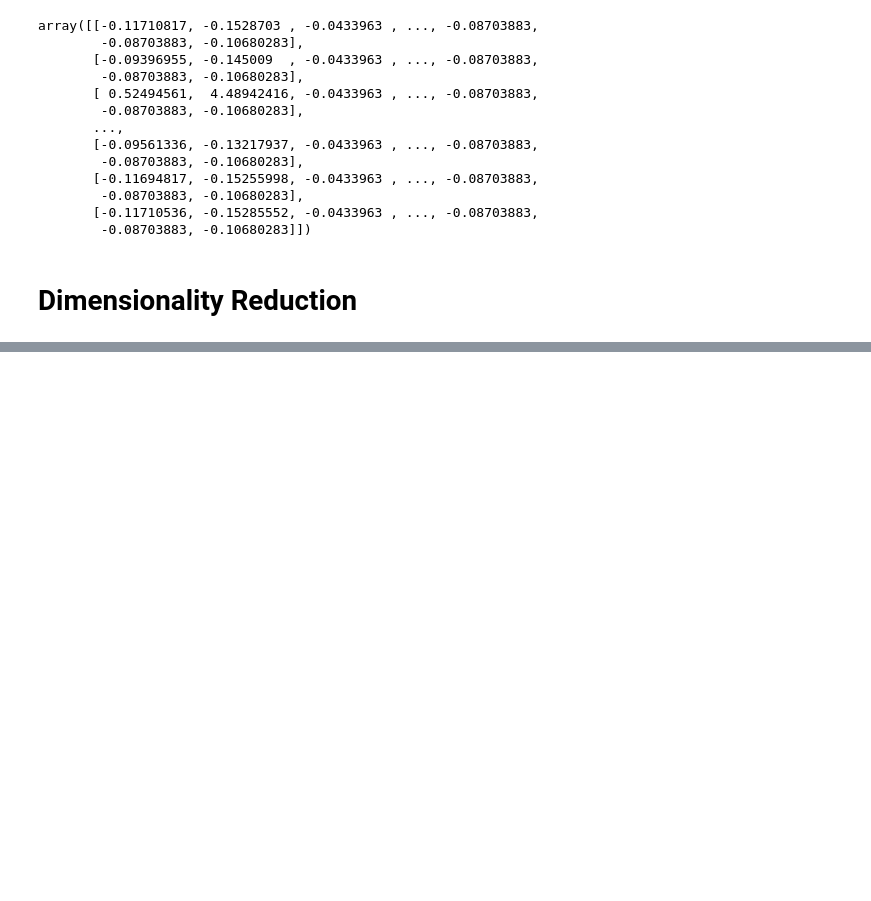
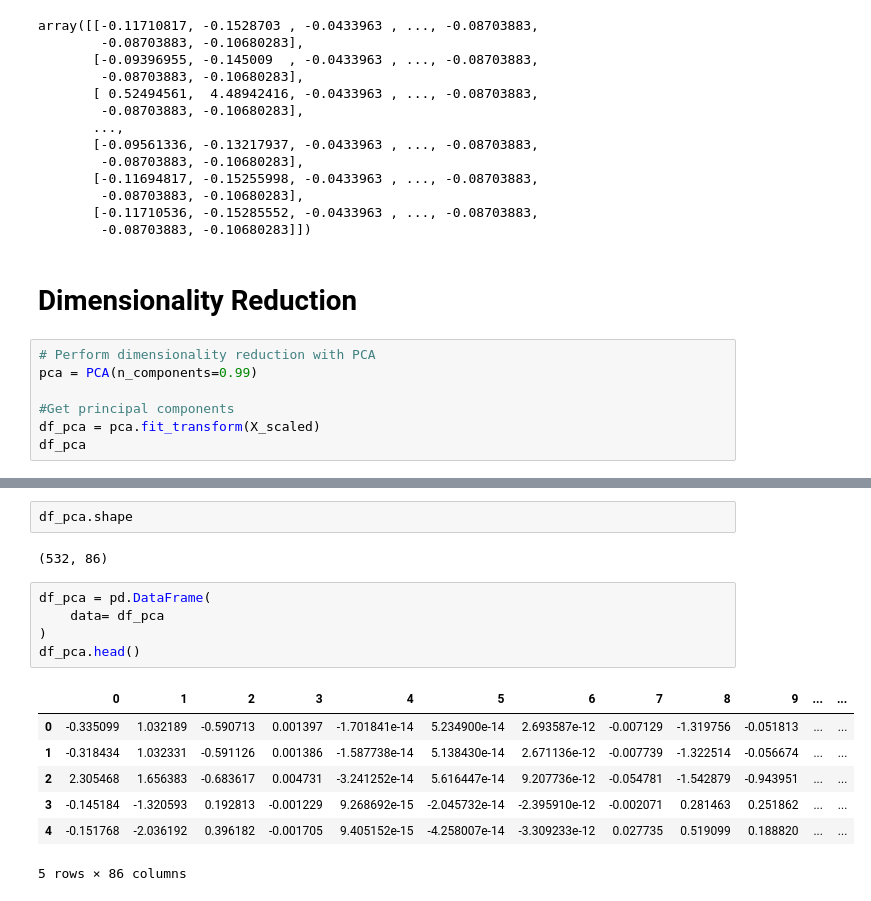
Before and after one commit to Karla-Flores/Cryptocurrency-Clusters----Unsupervised-Machine-Learning, a Jupyter notebook: cryptocurrency_clusters.ipynb, the cells around one changed output, grey strips where cells are left out. Drawn from its saved outputs; the diff is of its cells as text; blank space fills up the shorter version.

```diff
--- a/cryptocurrency_clusters.ipynb
+++ b/cryptocurrency_clusters.ipynb
@@ -238,3 +238,10 @@ array([[-0.11710817, -0.1528703 , -0.0433963 , ..., -0.08703883,
         -0.08703883, -0.10680283]])
 # %% [markdown]
 # Dimensionality Reduction
+# %%
+# Perform dimensionality reduction with PCA
+pca = PCA(n_components=0.99)
+
+#Get principal components
+df_pca = pca.fit_transform(X_scaled)
+df_pca
@@ -240,0 +262,17 @@ array([[-0.11710817, -0.1528703 , -0.0433963 , ..., -0.08703883,
+# %%
+df_pca.shape
+# %% [output]
+(532, 86)
+# %%
+df_pca = pd.DataFrame(
+    data= df_pca
+)
+df_pca.head()
+# %% [output]
+|  | 0 | 1 | 2 | 3 | 4 | 5 | 6 | 7 | 8 | 9 | ... | ... |
+| 0 | -0.335099 | 1.032189 | -0.590713 | 0.001397 | -1.701841e-14 | 5.234900e-14 | 2.693587e-12 | -0.007129 | -1.319756 | -0.051813 | ... | ... |
+| 1 | -0.318434 | 1.032331 | -0.591126 | 0.001386 | -1.587738e-14 | 5.138430e-14 | 2.671136e-12 | -0.007739 | -1.322514 | -0.056674 | ... | ... |
+| 2 | 2.305468 | 1.656383 | -0.683617 | 0.004731 | -3.241252e-14 | 5.616447e-14 | 9.207736e-12 | -0.054781 | -1.542879 | -0.943951 | ... | ... |
+| 3 | -0.145184 | -1.320593 | 0.192813 | -0.001229 | 9.268692e-15 | -2.045732e-14 | -2.395910e-12 | -0.002071 | 0.281463 | 0.251862 | ... | ... |
+| 4 | -0.151768 | -2.036192 | 0.396182 | -0.001705 | 9.405152e-15 | -4.258007e-14 | -3.309233e-12 | 0.027735 | 0.519099 | 0.188820 | ... | ... |
+5 rows × 86 columns
```
Also changed, not shown: parts of 2 cells of this notebook.
